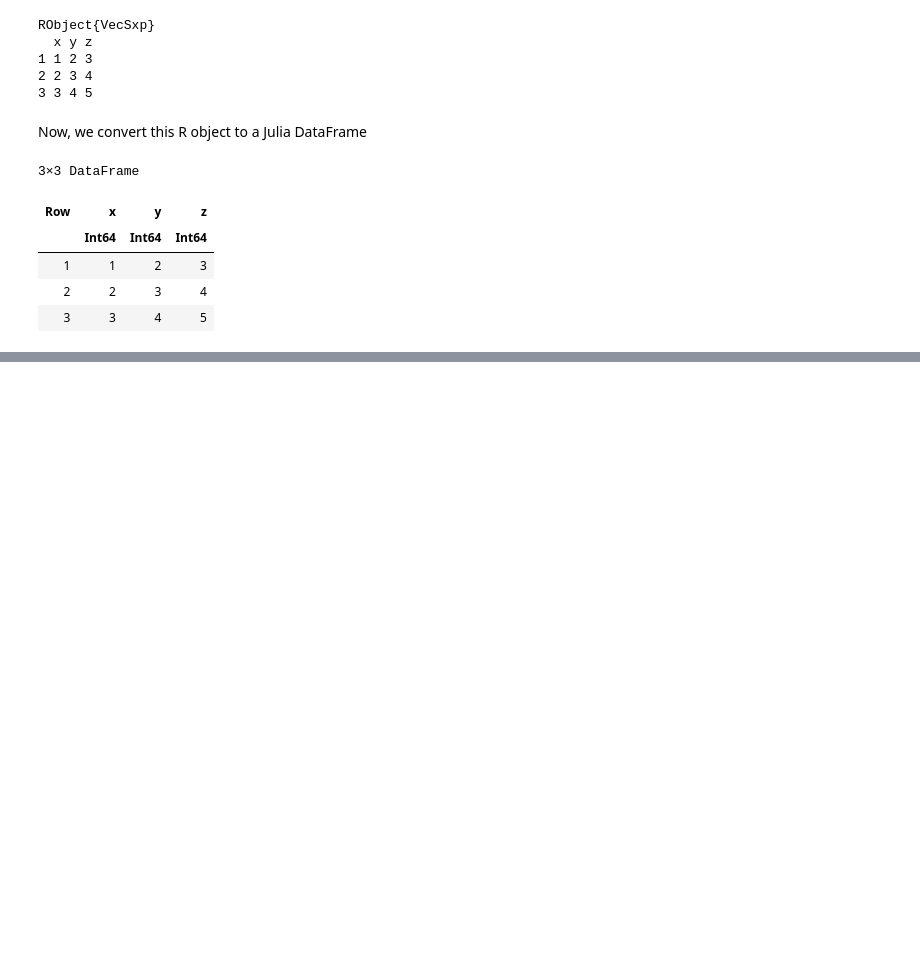
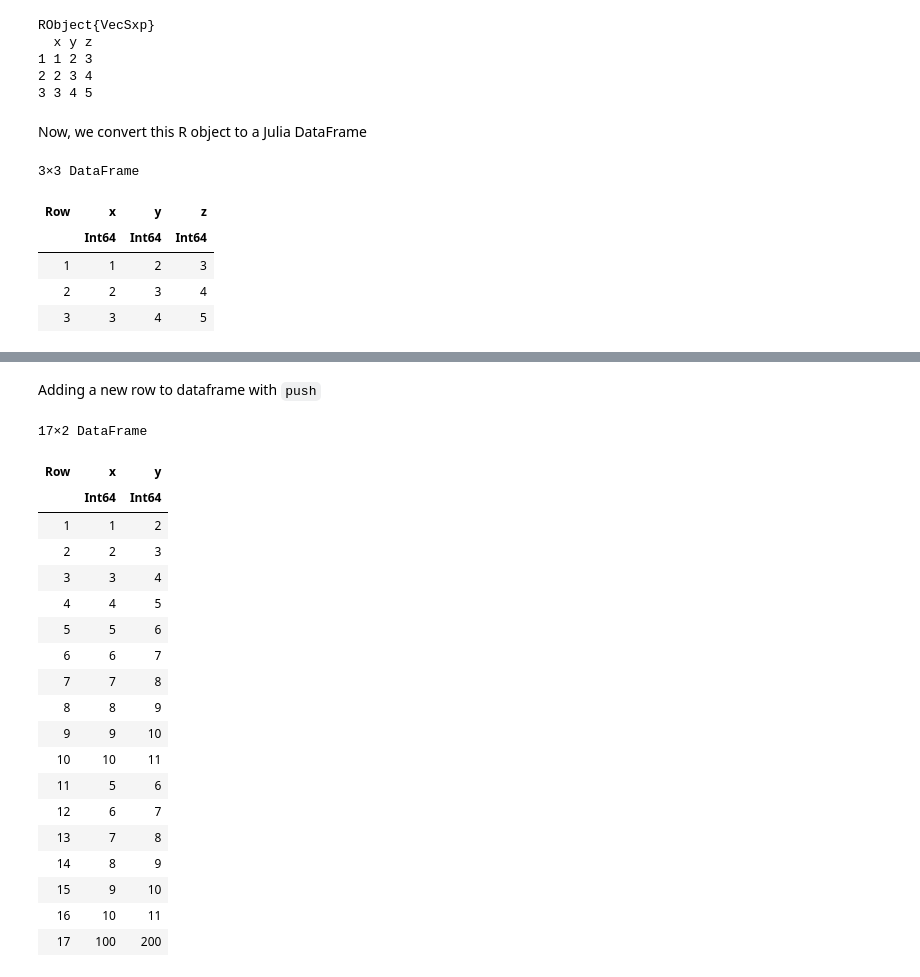
Before and after one commit to chlazaris/Julia_for_DS, a Jupyter notebook: Julia_for_DS.ipynb, the cells around one changed output, grey strips where cells are left out. Drawn from its saved outputs; the diff is of its cells as text; code cells hidden in the pictures; blank space fills up the shorter version.

```diff
--- a/Julia_for_DS.ipynb
+++ b/Julia_for_DS.ipynb
@@ -1195,0 +1373,2 @@ julia_df = rcopy(r_df)
+# %%
+df1 = DataFrame(x = 1:10, y = 2:11)
@@ -1195,0 +1389,2 @@ julia_df = rcopy(r_df)
+# %%
+df2 = DataFrame(x = 5:10, y = 6:11)
@@ -1195,0 +1401,2 @@ julia_df = rcopy(r_df)
+# %%
+df3 = append!(df1, df2)
@@ -1195,0 +1423,25 @@ julia_df = rcopy(r_df)
+# %% [markdown]
+Adding a new row to dataframe with `push`
+# %%
+push!(df3, (x = 100, y = 200))
+# %% [output]
+17×2 DataFrame
+| Row | x | y |
+|  | Int64 | Int64 |
+| 1 | 1 | 2 |
+| 2 | 2 | 3 |
+| 3 | 3 | 4 |
+| 4 | 4 | 5 |
+| 5 | 5 | 6 |
+| 6 | 6 | 7 |
+| 7 | 7 | 8 |
+| 8 | 8 | 9 |
+| 9 | 9 | 10 |
+| 10 | 10 | 11 |
+| 11 | 5 | 6 |
+| 12 | 6 | 7 |
+| 13 | 7 | 8 |
+| 14 | 8 | 9 |
+| 15 | 9 | 10 |
+| 16 | 10 | 11 |
+| 17 | 100 | 200 |
```
Also changed, not shown: parts of 28 cells of this notebook.
